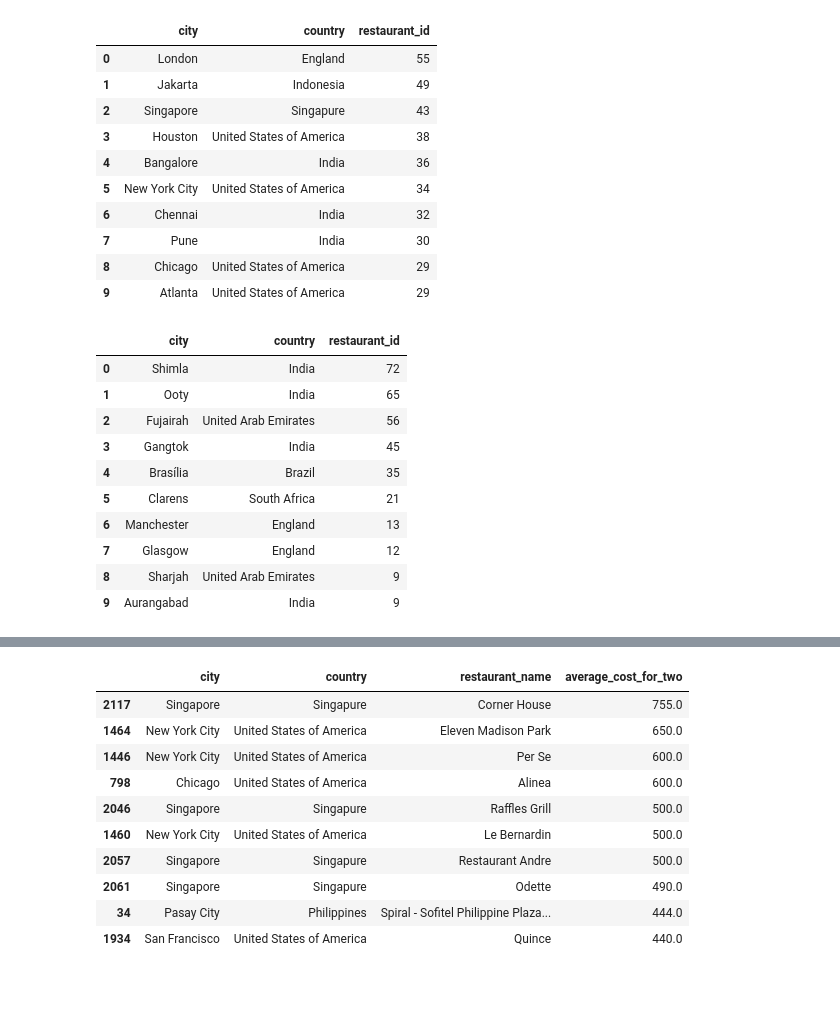
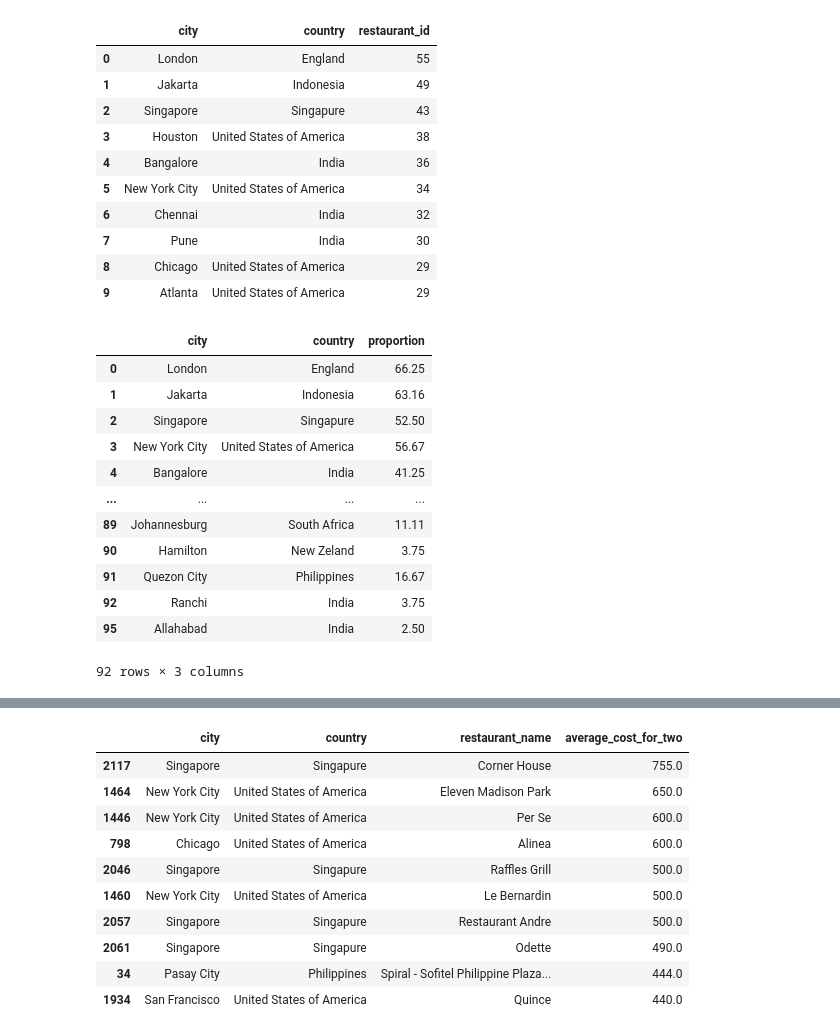
Before and after one commit to Eduardo-95-DS/Eat-Well-Dashboard, a Jupyter notebook: notebooks/business_questions.ipynb, the cells around one changed output, grey strips where cells are left out. Cells and saved outputs as stored; diff of their text form; code cells hidden in the pictures; blank space fills up the shorter version.

```diff
--- a/notebooks/business_questions.ipynb
+++ b/notebooks/business_questions.ipynb
@@ -786,23 +786,51 @@ df1[['city','country','restaurant_id']].groupby(['city','country']).count().sort
 | 7 | Pune | India | 30 |
 | 8 | Chicago | United States of America | 29 |
 | 9 | Atlanta | United States of America | 29 |
+# %%
+df1=df[df['aggregate_rating']>4.5]
+df2 = df[['city', 'country', 'restaurant_id']].groupby(['city', 'country']).count().reset_index()  # total de restaurantes por cidade
+
+df_merged = pd.merge(df2, df1[['city', 'country', 'restaurant_id']]
+                    .groupby(['city', 'country'])
+                     .count()
+                     .reset_index(), on=['city', 'country'], how='left', suffixes=('_total', '_rating_above_4_5'))
+
+# cidades sem restaurantes com nota abaixo de 4
+df_merged['restaurant_id_rating_above_4_5'] = df_merged['restaurant_id_rating_above_4_5'].fillna(0).astype(int)
+
+df_merged['proportion_rating_above_4_5'] = df_merged['restaurant_id_rating_above_4_5'] / df_merged['restaurant_id_total']
+
+df1 = (df_merged.sort_values('restaurant_id_rating_above_4_5', ascending=False)
+                .rename(columns={'restaurant_id_total':'restaurants',
+                                 'restaurant_id_rating_above_4_5':'rating_above_4_5',
+                                 'proportion_rating_above_4_5':'proportion'})
+                .reset_index())
+                # [['city', 'country', 'proportion', 'restaurants', 'rating_above_4_5']])
+
+df1['proportion'] = (df1['proportion'] * 100).round(2)
+df1=df1[(df1['rating_above_4_5']>0) & (df1['restaurants']>10)]
+df1=df1[['city', 'country', 'proportion']]
+
+df1
+# %% [output]
+|  | city | country | proportion |
+| 0 | London | England | 66.25 |
+| 1 | Jakarta | Indonesia | 63.16 |
+| 2 | Singapore | Singapure | 52.50 |
+| 3 | New York City | United States of America | 56.67 |
+| 4 | Bangalore | India | 41.25 |
+| ... | ... | ... | ... |
+| 89 | Johannesburg | South Africa | 11.11 |
+| 90 | Hamilton | New Zeland | 3.75 |
+| 91 | Quezon City | Philippines | 16.67 |
+| 92 | Ranchi | India | 3.75 |
+| 95 | Allahabad | India | 2.50 |
+92 rows × 3 columns
 # %%
 # 3. Qual o nome da cidade que possui mais restaurantes com nota média abaixo de 2.5?
 
-df1=df[(df['aggregate_rating']<=3.5) & (df['votes']>3)]
+# df1=df[(df['aggregate_rating']<4.0) & (df['votes']>3)]
 
-df1[['city','country','restaurant_id']].groupby(['city','country']).count().sort_values('restaurant_id',ascending=False).reset_index().head(10)
+# df1[['city','country','restaurant_id']].groupby(['city','country']).count().sort_values('restaurant_id',ascending=False).reset_index().head(10)
 
 # n° unico
-# %% [output]
-|  | city | country | restaurant_id |
-| 0 | Shimla | India | 72 |
-| 1 | Ooty | India | 65 |
-| 2 | Fujairah | United Arab Emirates | 56 |
-| 3 | Gangtok | India | 45 |
-| 4 | Brasília | Brazil | 35 |
-| 5 | Clarens | South Africa | 21 |
-| 6 | Manchester | England | 13 |
-| 7 | Glasgow | England | 12 |
-| 8 | Sharjah | United Arab Emirates | 9 |
-| 9 | Aurangabad | India | 9 |
```
Also changed, not shown: parts of 1 cell of this notebook, 1 other file.
